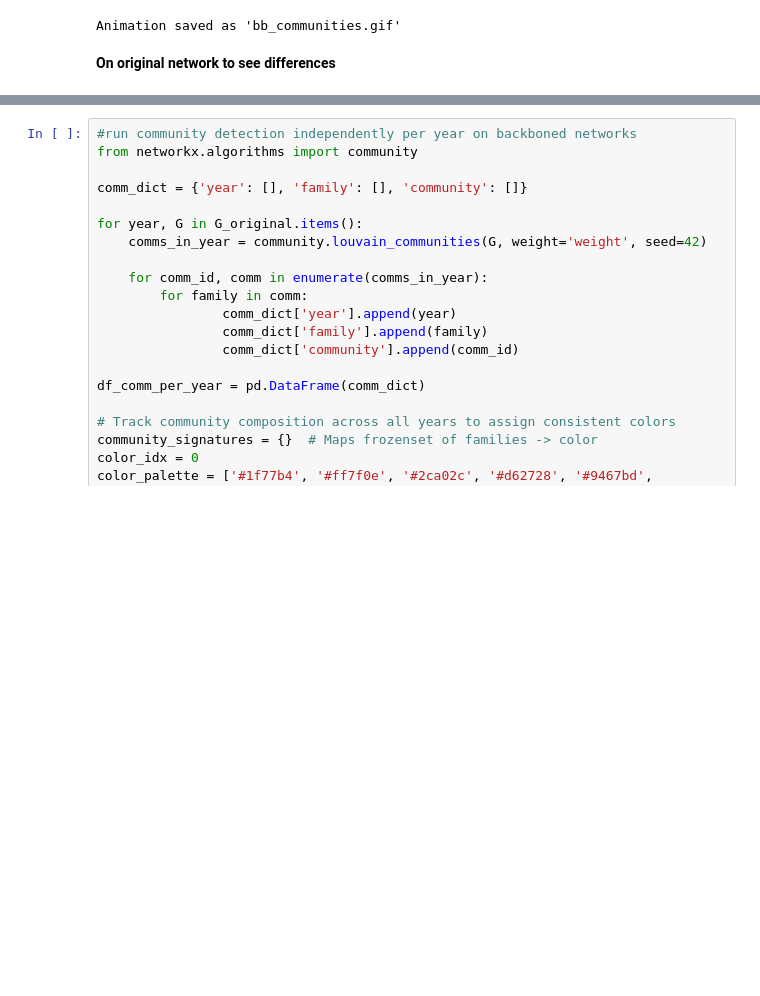
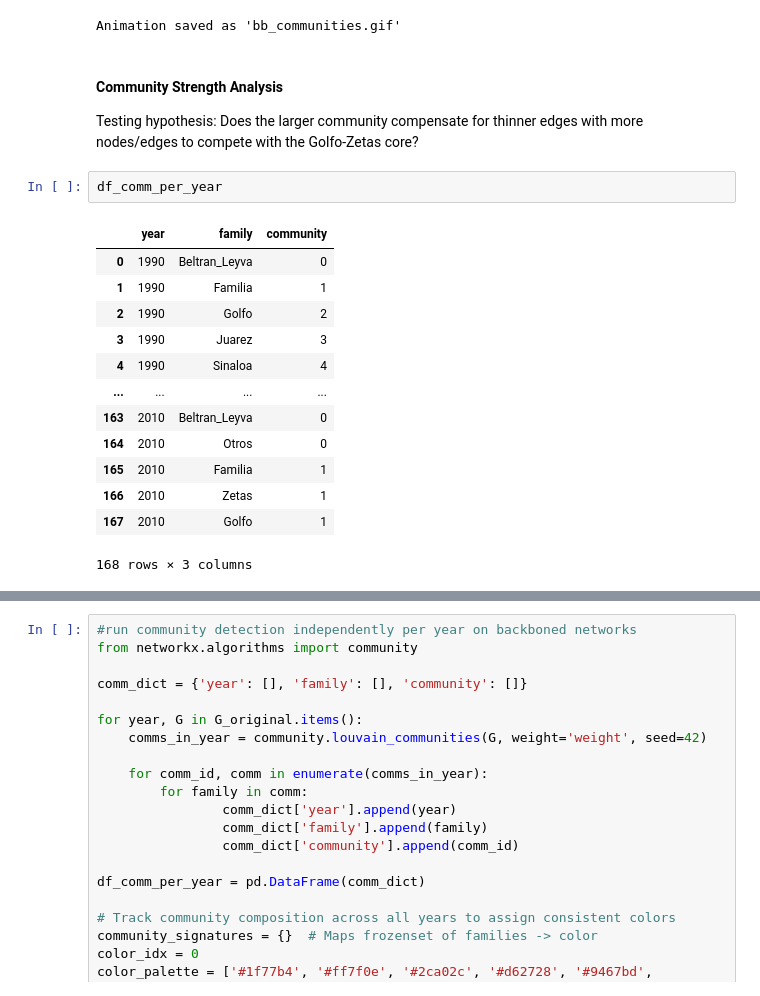
Before and after one commit to jan-cardell/networks_project, a Jupyter notebook: backboning/cartel_proj_bb.ipynb, the cells around one changed output, grey strips where cells are left out. Cells and saved outputs as stored; diff of their text form; blank space fills up the shorter version.

```diff
--- a/backboning/cartel_proj_bb.ipynb
+++ b/backboning/cartel_proj_bb.ipynb
@@ -1056,5 +1056,22 @@ shutil.rmtree(temp_dir)
 print("Animation saved as 'bb_communities.gif'")
 # %% [output]
 Animation saved as 'bb_communities.gif'
-# %% [markdown]
-**On original network to see differences**
+# %% [markdown]
+#### Community Strength Analysis
+Testing hypothesis: Does the larger community compensate for thinner edges with more nodes/edges to compete with the Golfo-Zetas core?
+# %%
+df_comm_per_year
+# %% [output]
+|  | year | family | community |
+| 0 | 1990 | Beltran_Leyva | 0 |
+| 1 | 1990 | Familia | 1 |
+| 2 | 1990 | Golfo | 2 |
+| 3 | 1990 | Juarez | 3 |
+| 4 | 1990 | Sinaloa | 4 |
+| ... | ... | ... | ... |
+| 163 | 2010 | Beltran_Leyva | 0 |
+| 164 | 2010 | Otros | 0 |
+| 165 | 2010 | Familia | 1 |
+| 166 | 2010 | Zetas | 1 |
+| 167 | 2010 | Golfo | 1 |
+168 rows × 3 columns
```
Also changed, not shown: parts of 6 cells of this notebook, 2 other files.
